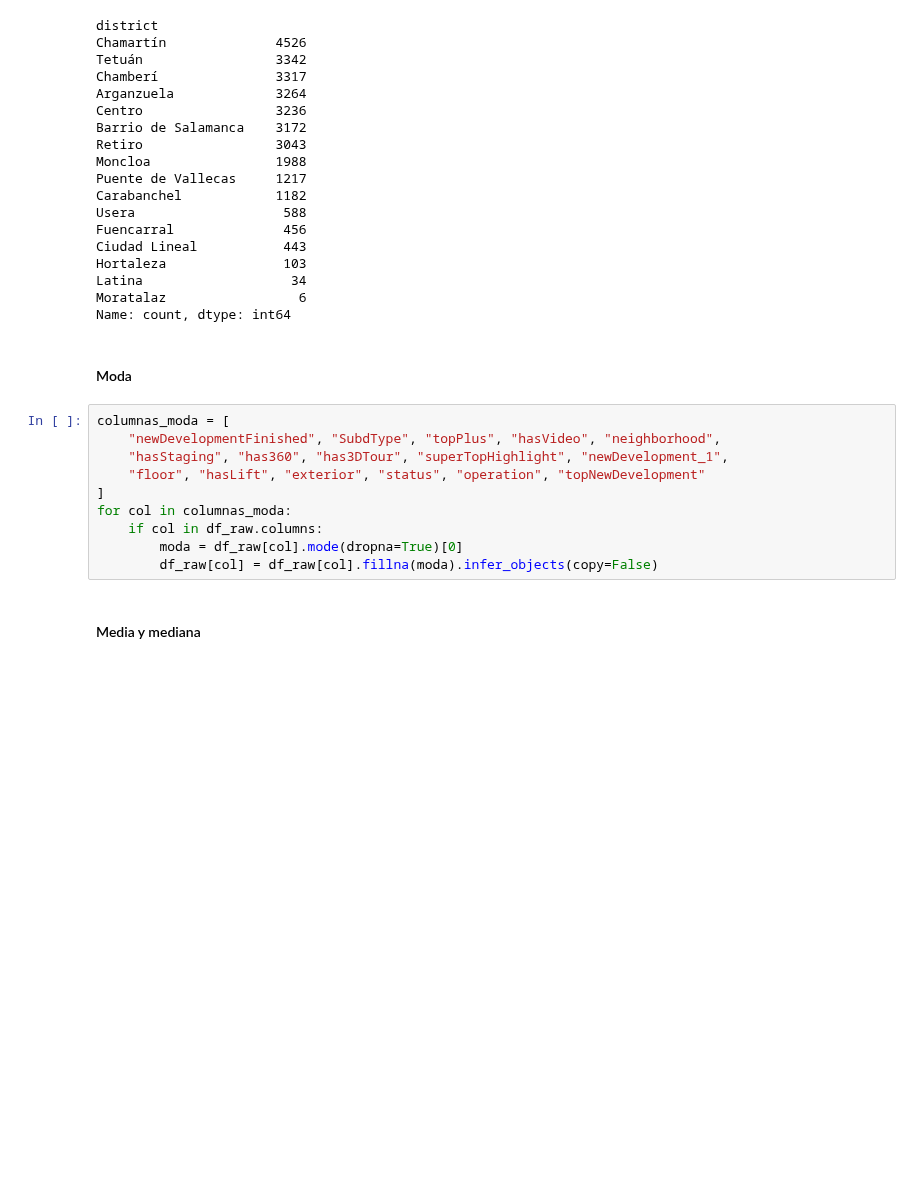
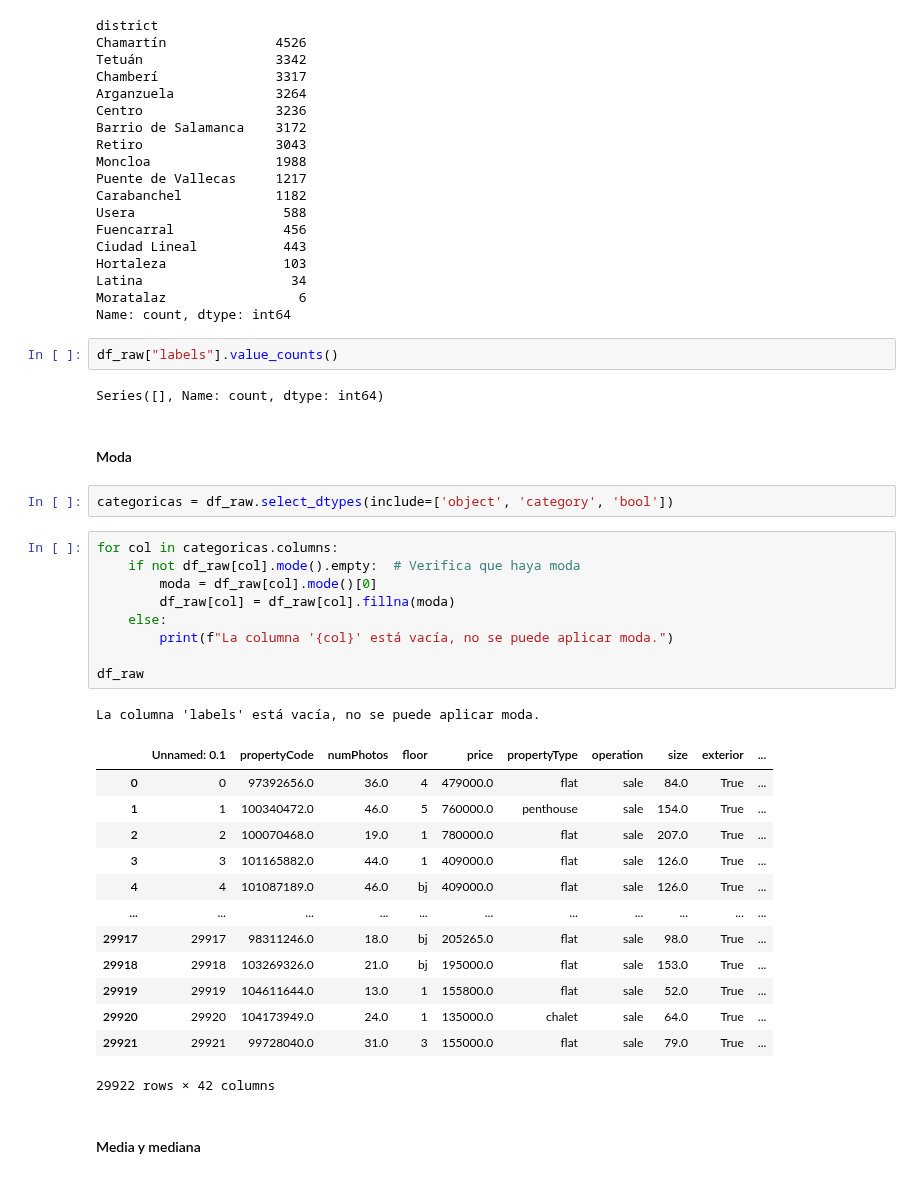
Before and after one commit to asgr29/EDA_Inmuebles_Idealista, a Jupyter notebook: src/notebooks/notebook-eda.ipynb, the cells around one changed output. Cells and saved outputs as stored; diff of their text form; blank space fills up the shorter version.

```diff
--- a/src/notebooks/notebook-eda.ipynb
+++ b/src/notebooks/notebook-eda.ipynb
@@ -1815,17 +1788,37 @@ Hortaleza               103
 Latina                   34
 Moratalaz                 6
 Name: count, dtype: int64
+# %%
+df_raw["labels"].value_counts()
+# %% [output]
+Series([], Name: count, dtype: int64)
 # %% [markdown]
 #### Moda
-# %%
-columnas_moda = [
-    "newDevelopmentFinished", "SubdType", "topPlus", "hasVideo", "neighborhood",
-    "hasStaging", "has360", "has3DTour", "superTopHighlight", "newDevelopment_1",
-    "floor", "hasLift", "exterior", "status", "operation", "topNewDevelopment"
-]
-for col in columnas_moda:
-    if col in df_raw.columns:
-        moda = df_raw[col].mode(dropna=True)[0]
-        df_raw[col] = df_raw[col].fillna(moda).infer_objects(copy=False)
+# %%
+categoricas = df_raw.select_dtypes(include=['object', 'category', 'bool'])
+# %%
+for col in categoricas.columns:
+    if not df_raw[col].mode().empty:  # Verifica que haya moda
+        moda = df_raw[col].mode()[0]
+        df_raw[col] = df_raw[col].fillna(moda)
+    else:
+        print(f"La columna '{col}' está vacía, no se puede aplicar moda.")
+
+df_raw
+# %% [output]
+La columna 'labels' está vacía, no se puede aplicar moda.
+|  | Unnamed: 0.1 | propertyCode | numPhotos | floor | price | propertyType | operation | size | exterior | ... |
+| 0 | 0 | 97392656.0 | 36.0 | 4 | 479000.0 | flat | sale | 84.0 | True | ... |
+| 1 | 1 | 100340472.0 | 46.0 | 5 | 760000.0 | penthouse | sale | 154.0 | True | ... |
+| 2 | 2 | 100070468.0 | 19.0 | 1 | 780000.0 | flat | sale | 207.0 | True | ... |
+| 3 | 3 | 101165882.0 | 44.0 | 1 | 409000.0 | flat | sale | 126.0 | True | ... |
+| 4 | 4 | 101087189.0 | 46.0 | bj | 409000.0 | flat | sale | 126.0 | True | ... |
+| ... | ... | ... | ... | ... | ... | ... | ... | ... | ... | ... |
+| 29917 | 29917 | 98311246.0 | 18.0 | bj | 205265.0 | flat | sale | 98.0 | True | ... |
+| 29918 | 29918 | 103269326.0 | 21.0 | bj | 195000.0 | flat | sale | 153.0 | True | ... |
+| 29919 | 29919 | 104611644.0 | 13.0 | 1 | 155800.0 | flat | sale | 52.0 | True | ... |
+| 29920 | 29920 | 104173949.0 | 24.0 | 1 | 135000.0 | chalet | sale | 64.0 | True | ... |
+| 29921 | 29921 | 99728040.0 | 31.0 | 3 | 155000.0 | flat | sale | 79.0 | True | ... |
+29922 rows × 42 columns
 # %% [markdown]
 #### Media y mediana
```
Also changed, not shown: parts of 11 cells of this notebook.
